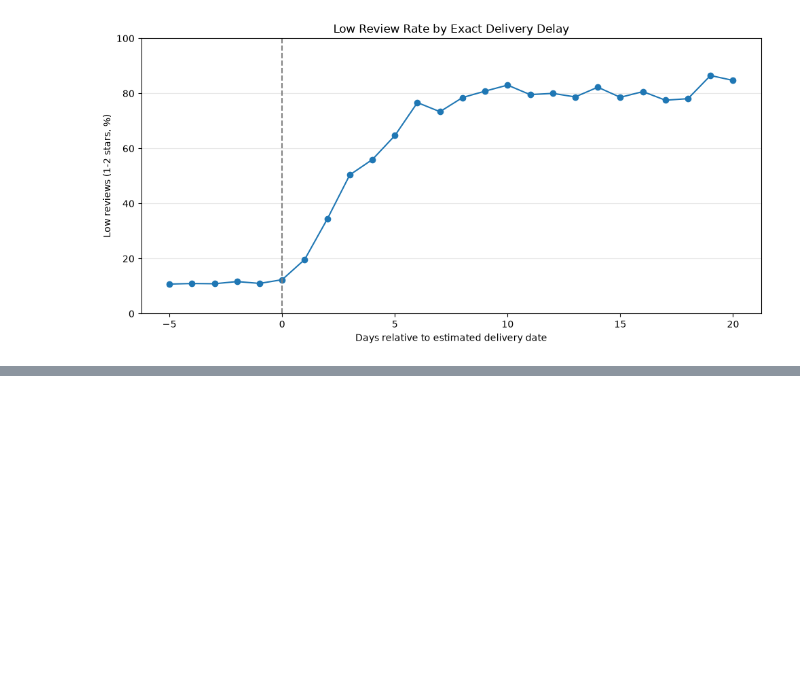
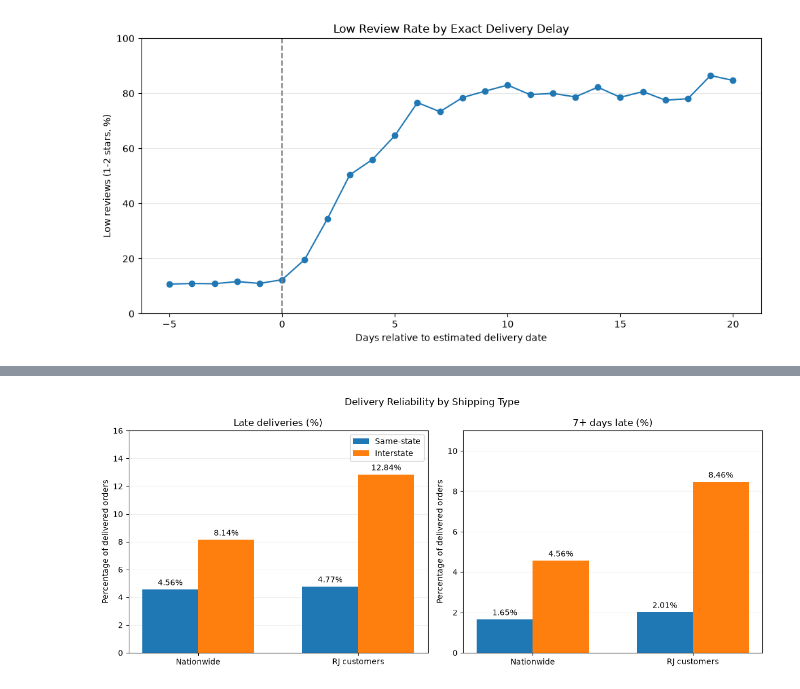
Before and after one commit to royjhan09/ecommerce-analytics, a Jupyter notebook: notebooks/02_delivery_analysis.ipynb, the cells around one changed output, grey strips where cells are left out. Saved outputs shown, nothing was run; the diff lists cells and outputs as text; code cells hidden in the pictures; blank space fills up the shorter version.

```diff
--- a/notebooks/02_delivery_analysis.ipynb
+++ b/notebooks/02_delivery_analysis.ipynb
@@ -122,0 +381,6 @@ plt.show()
+# %%
+interstate = load_sql_results(
+    "sql/analysis/08_interstate_delivery_performance.sql"
+)
+
+display(interstate)
@@ -122,0 +393,55 @@ plt.show()
+# %%
+fig, axes = plt.subplots(1, 2, figsize=(12, 5))
+
+metrics = [
+    ("late_delivery_pct", "Late deliveries (%)"),
+    ("seven_plus_days_late_pct", "7+ days late (%)")
+]
+
+populations = ["All states", "RJ only"]
+shipping_types = ["Same-state", "Interstate"]
+
+for ax, (metric, title) in zip(axes, metrics):
+    for i, shipping_type in enumerate(shipping_types):
+        values = [
+            interstate.loc[
+                (interstate["population"] == population)
+                & (interstate["shipping_type"] == shipping_type),
+                metric
+            ].iloc[0]
+            for population in populations
+        ]
+
+        positions = [x + (i - 0.5) * 0.35 for x in range(2)]
+
+        bars = ax.bar(
+            positions,
+            values,
+            width=0.35,
+            label=shipping_type
+        )
+
+        ax.bar_label(bars, fmt="%.2f%%", padding=3)
+
+    ax.set_xticks(range(2))
+    ax.set_xticklabels(["Nationwide", "RJ customers"])
+    ax.set_title(title)
+    ax.set_ylabel("Percentage of delivered orders")
+    ax.set_ylim(0, 16 if metric == "late_delivery_pct" else 11)
+    ax.grid(axis="y", alpha=0.2)
+    ax.set_axisbelow(True)
+
+axes[0].legend()
+
+fig.suptitle("Delivery Reliability by Shipping Type")
+fig.tight_layout()
+
+fig.savefig(
+    FIGURES_DIR / "interstate_delivery_performance.png",
+    dpi=200,
+    bbox_inches="tight"
+)
+
+plt.show()
+# %% [output]
+[figure, added]
```
Also changed, not shown: parts of 9 cells of this notebook, 21 other files.
